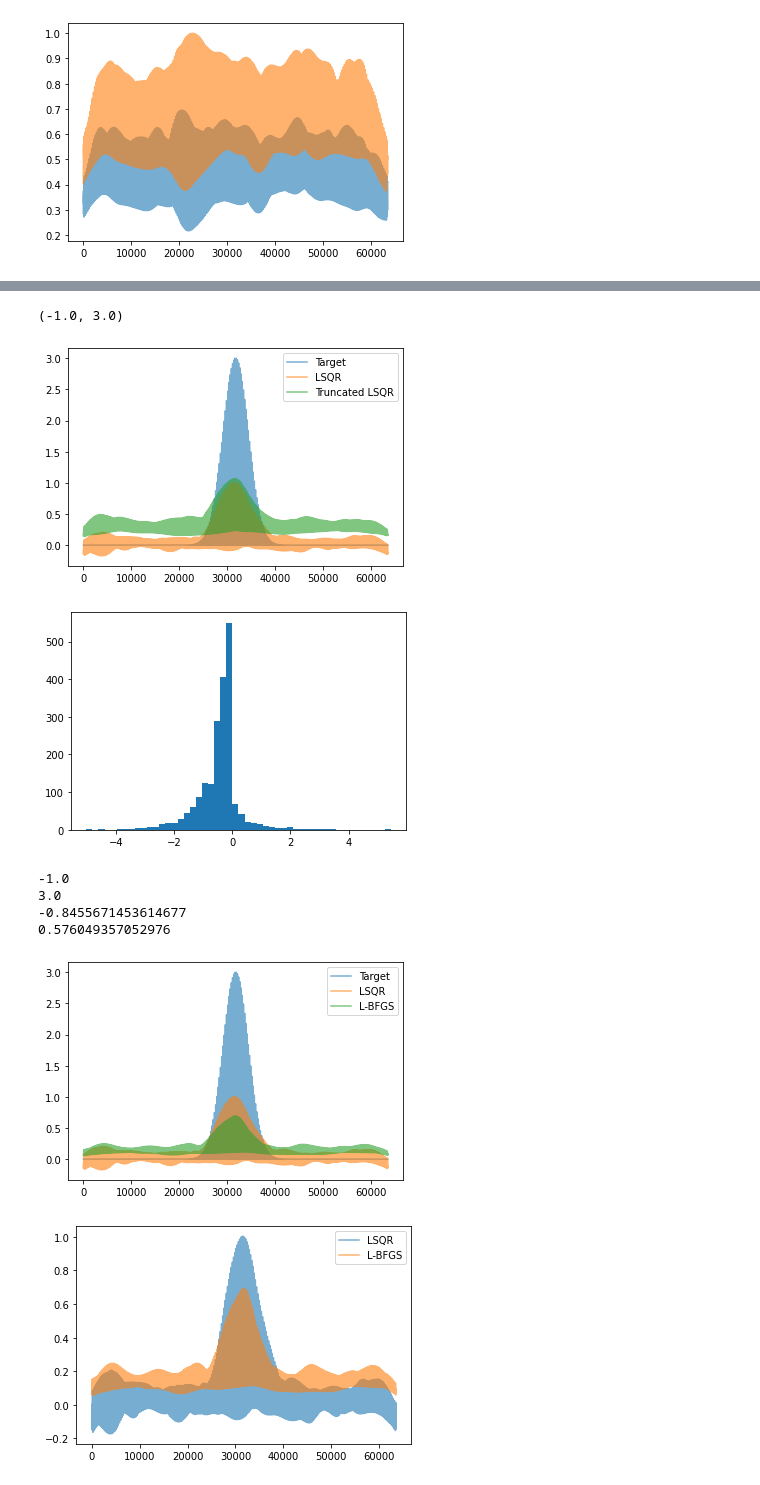
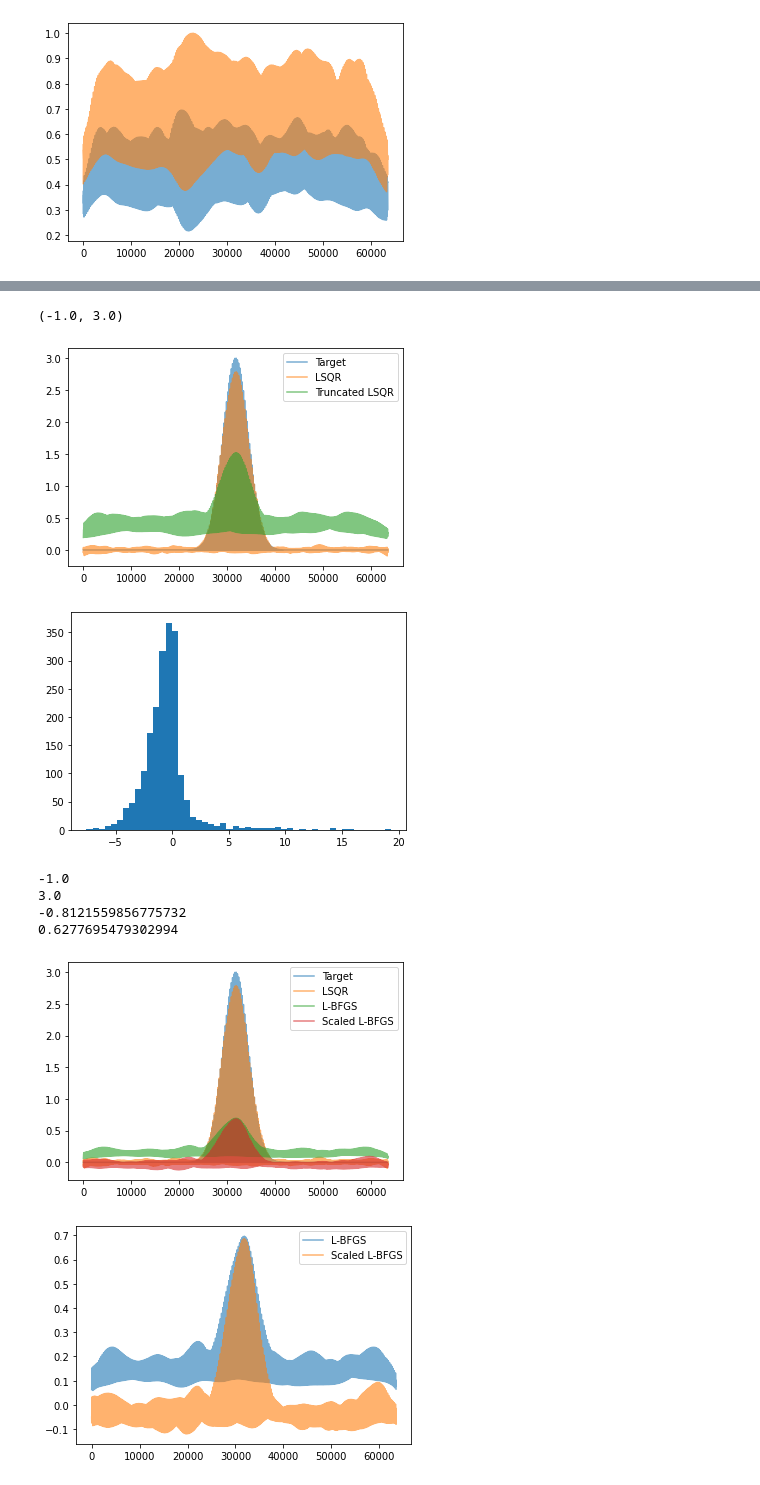
Before and after one commit to soltesz-lab/dentate, a Jupyter notebook: notebooks/Generation of Structured Weights.ipynb, the cells around one changed output, grey strips where cells are left out. Cells and saved outputs as stored; diff of their text form; code cells hidden in the pictures.

Commit message:
updated structured weights algorithm and corresponding notebook

```diff
--- a/notebooks/Generation of Structured Weights.ipynb
+++ b/notebooks/Generation of Structured Weights.ipynb
@@ -341,7 +341,7 @@ lsqr_target_map = np.copy(scaled_target_map) - scaled_background_map
 res = scipy.sparse.linalg.lsmr(scaled_input_matrix,
                                lsqr_target_map,
                                atol=optimize_tol, btol=optimize_tol,
-                               damp=1.0, show=True)
+                               damp=0.1, show=True)
 lsqr_delta_weights = np.asarray(res[0], dtype=np.float32)
 # %% [output]
 LSMR            Least-squares solution of  Ax = b
@@ -390,8 +390,8 @@ plt.figure();
 plt.hist(lsqr_delta_weights, bins=50);
 # %% [output]
 (-1.0, 3.0)
-[figure, old version]
+[figure, new version]
-[figure, old version]
+[figure, new version]
 # %%
 def activation_map_residual(weights, input_matrix, target_map):
     a = np.dot(input_matrix, weights)
@@ -424,31 +424,40 @@ LS_delta_weights = np.array(result.x)
 # %%
 print(np.min(LS_delta_weights))
 print(np.max(LS_delta_weights))
 print(np.mean(LS_delta_weights))
 print(np.std(LS_delta_weights))
 
 LS_delta_map = np.dot(scaled_input_matrix, LS_delta_weights + initial_weight_array)
 
 if scaled_const_input_matrix is not None:
     LS_delta_map += np.dot(scaled_const_input_matrix, const_weight_array)
 
+normalized_delta_weights_array = LS_delta_weights / np.max(LS_delta_weights)
+scaled_LS_weights = normalized_delta_weights_array * max_weight + initial_weight_array
+
+scaled_LS_delta_map = np.dot(scaled_input_matrix, scaled_LS_weights)
+if scaled_const_input_matrix is not None:
+    scaled_LS_delta_map += np.dot(scaled_const_input_matrix, const_weight_array)
+
+
 plt.figure()
 plt.plot(lsqr_target_map + scaled_background_map, alpha=0.6, label='Target');
 plt.plot(lsqr_map, alpha=0.6, label="LSQR");
 plt.plot(LS_delta_map, alpha=0.6, label="L-BFGS");
+plt.plot(scaled_LS_delta_map, alpha=0.6, label="Scaled L-BFGS");
 plt.legend();
 
 plt.figure()
-plt.plot(lsqr_map, alpha=0.6, label="LSQR");
 plt.plot(LS_delta_map, alpha=0.6, label="L-BFGS");
+plt.plot(scaled_LS_delta_map, alpha=0.6, label="Scaled L-BFGS");
 plt.legend();
 # %% [output]
 -1.0
 3.0
--0.8455671453614677
-0.576049357052976
+-0.8121559856775732
+0.6277695479302994
-[figure, old version]
+[figure, new version]
-[figure, old version]
+[figure, new version]
 # %%
 LS_delta_hist, LS_delta_bin_edges = np.histogram(LS_delta_weights + initial_weight_array)
 plt.semilogy(LS_delta_bin_edges[:-1], LS_delta_hist, label="LS delta");
```
Also changed, not shown: parts of 3 cells of this notebook, 2 other files.
